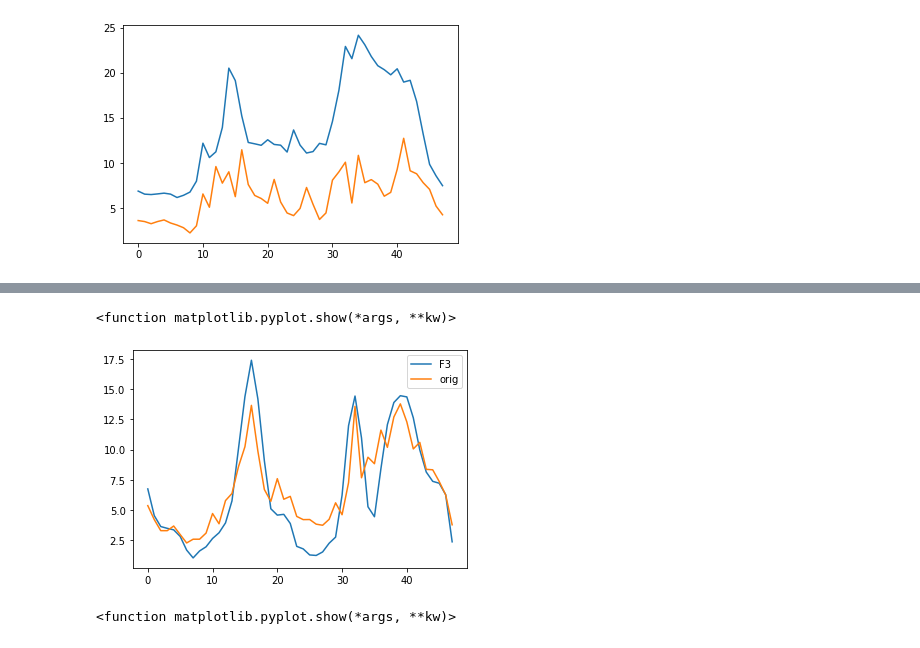
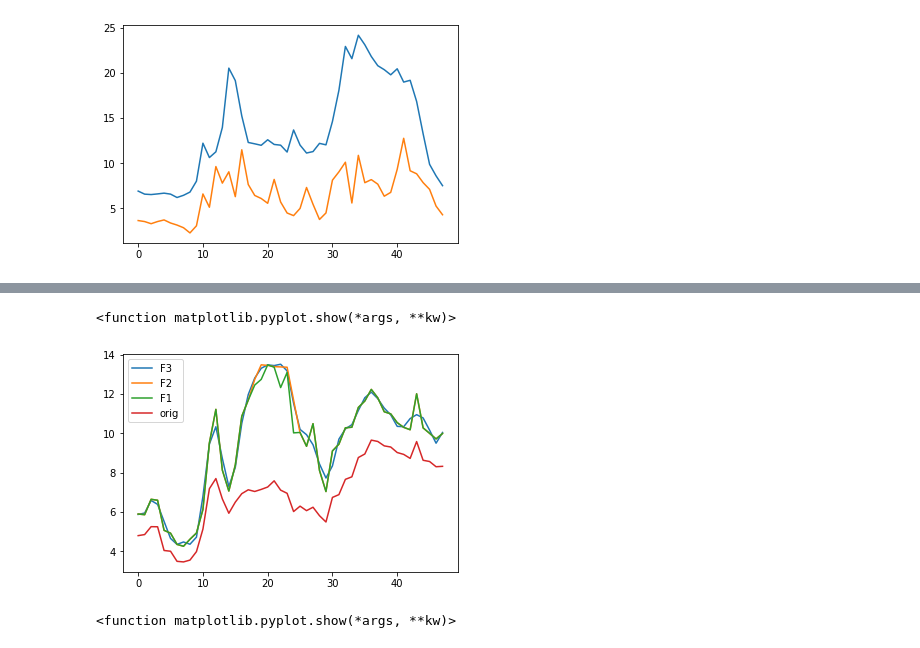
Before and after one commit to stait20/Code, a Jupyter notebook: PaperMethod.ipynb, the cells around one changed output, grey strips where cells are left out. Saved outputs shown, nothing was run; the diff lists cells and outputs as text; code cells hidden in the pictures.

Commit message:
Script created for filtering

```diff
--- a/PaperMethod.ipynb
+++ b/PaperMethod.ipynb
@@ -46,5 +61,5 @@ plt.show
 # %%
-loadsReshape = np.reshape(loads, (365, 48))
-UpperBound = np.quantile(loadsReshape, 0.75, axis=0)
-LowerBound = np.quantile(loadsReshape, 0.25, axis=0)
+# loadsReshape = np.reshape(loads, (365, 48))
+# UpperBound = np.quantile(loadsReshape, 0.75, axis=0)
+# LowerBound = np.quantile(loadsReshape, 0.25, axis=0)
 # %%
@@ -71,5 +90,7 @@ plt.show
 # %%
 def WidenPeakLate(F2, Pmax, i, W):
+    if i+1+W > 47:
+        return F2
     F2[i+1+W] = F2[i+1]
     diff = (F2[i] - F2[i+1])/(W+1)
     for j in range(W):
@@ -77,21 +98,24 @@ def WidenPeakLate(F2, Pmax, i, W):
     return F2
 
 def WidenPeakEarly(F2, Pmax, i, W):
+    if i-1-W < 0:
+        return F2
     F2[i-1-W] = F2[i-1]
     diff = (F2[i] - F2[i-1])/(W+1)
     for j in range(W):
         F2[i-W+j] = F2[i-1-W] + (j+1)*diff
     return F2
 # %%
-day_F2 = np.array(day_F1)
-F1 = np.array(day_F1)
+forecast_F2 = np.array(forecast_F1)
+F1 = np.array(forecast_F1)
 Wpeak = 1
 Npeak = 3
 
-for i in range(Npeak):
-    Pmax = max(F1)
-    Pmax_pos = np.argmax(F1)
-    #print(day_F2)
-    day_F2 = WidenPeakLate(day_F2, Pmax, Pmax_pos, Wpeak)
-    day_F2 = WidenPeakEarly(day_F2, Pmax, Pmax_pos, Wpeak)
-    F1[Pmax_pos] = 0
+for feeder in range(forecast_data.shape[0]):
+    for day in range(forecast_data.shape[1]):
+        for i in range(Npeak):
+            Pmax = max(F1[feeder][day])
+            Pmax_pos = np.argmax(F1[feeder][day])
+            forecast_F2[feeder][day] = WidenPeakLate(forecast_F2[feeder][day], Pmax, Pmax_pos, Wpeak)
+            forecast_F2[feeder][day] = WidenPeakEarly(forecast_F2[feeder][day], Pmax, Pmax_pos, Wpeak)
+            F1[feeder][day][Pmax_pos] = 0
@@ -101,14 +131,20 @@ L_filter = np.array(day_F3)
+# %%
+forecast_F3 = np.empty((forecast_data.shape[0], forecast_data.shape[1], forecast_data.shape[2]))
+
+for feeder in range(forecast_data.shape[0]):
+    for day in range(forecast_data.shape[1]):
+        forecast_F3[feeder][day] = savgol_filter(forecast_F2[feeder][day], 11, 6)
 # %%
 y = list(range(48))
-plt.plot(y,day_F3, label="F3")
-#plt.plot(y,day_F2, label="F2")
-#plt.plot(y,day_F1, label="F1")
-plt.plot(y,day, label="orig")
+plt.plot(y,forecast_F3[0][0], label="F3")
+plt.plot(y,forecast_F2[0][0], label="F2")
+plt.plot(y,forecast_F1[0][0], label="F1")
+plt.plot(y,forecast_data[0][0], label="orig")
 plt.legend()
 plt.show
 # %% [output]
 <function matplotlib.pyplot.show(*args, **kw)>
-[figure, old version]
+[figure, new version]
 # %%
 y = list(range(48))
 plt.step(y,L_filter, label="F3")
```
Also changed, not shown: parts of 7 cells of this notebook, 7 other files.
